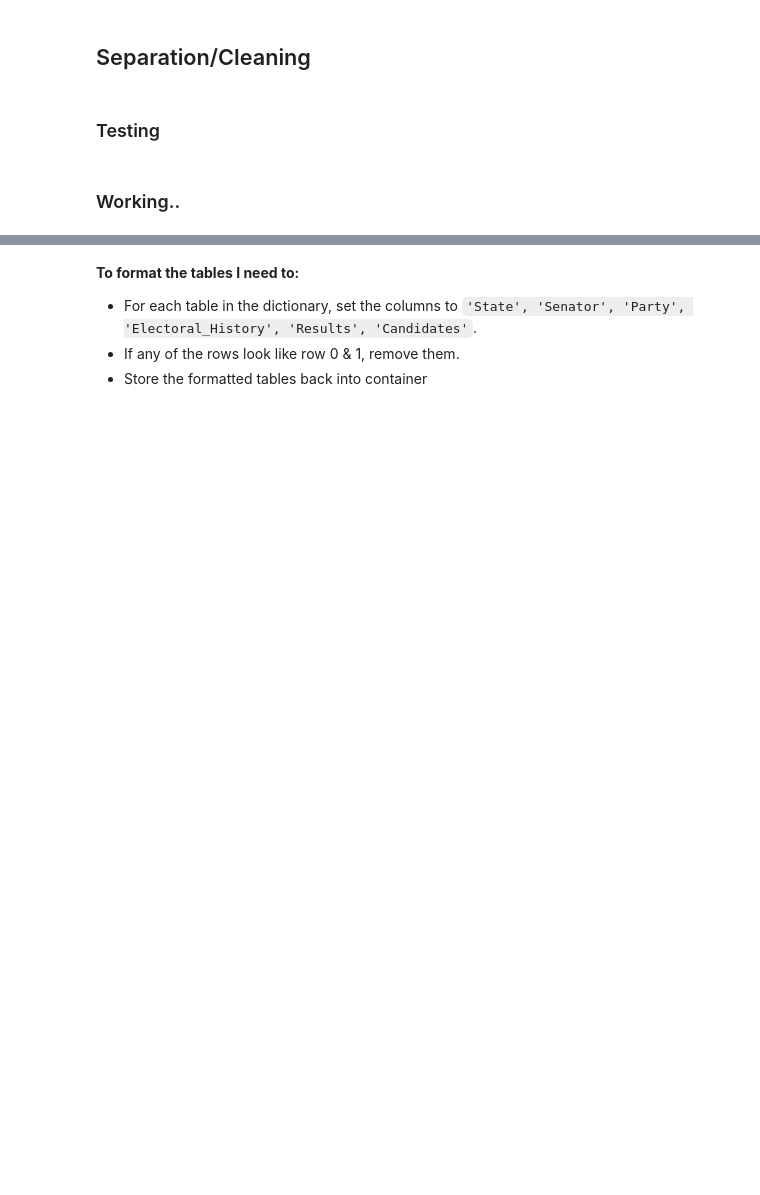
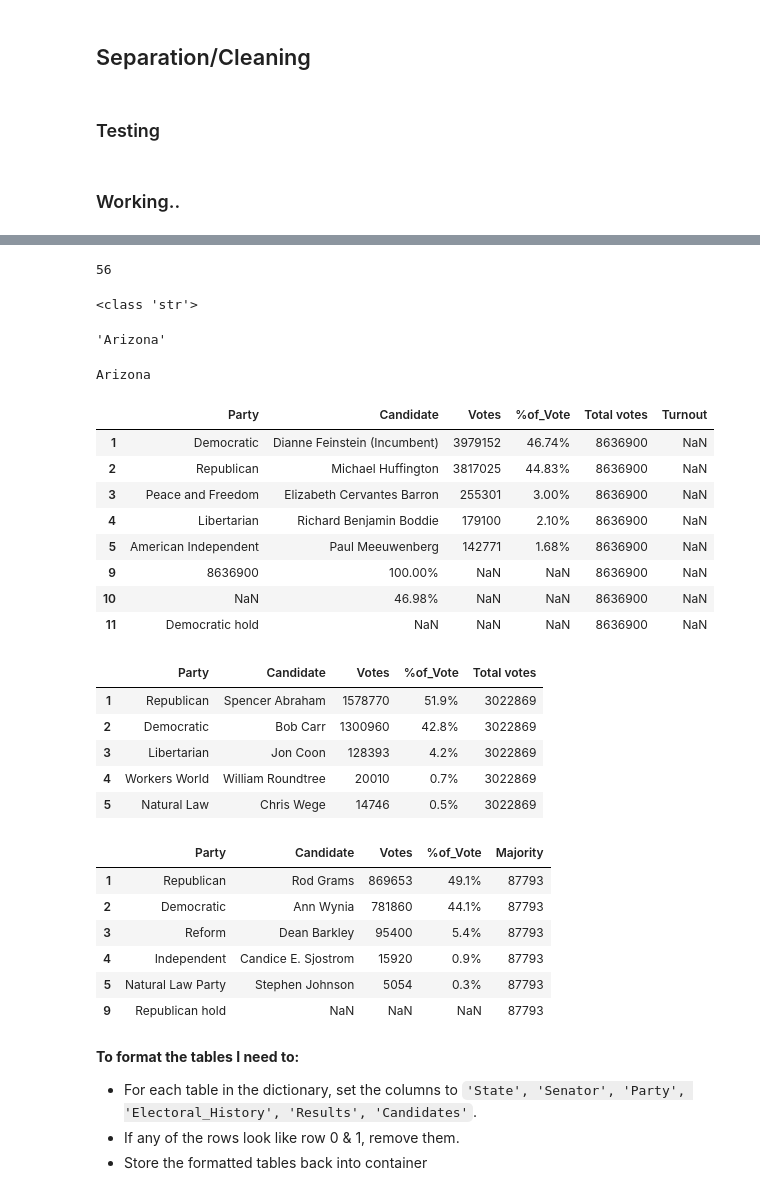
Before and after one commit to dfuller22/US_Senate_Election_Predictor, a Jupyter notebook: Playground.ipynb, the cells around one changed output, grey strips where cells are left out. Saved outputs shown, nothing was run; the diff lists cells and outputs as text; code cells hidden in the pictures; blank space fills up the shorter version.

```diff
--- a/Playground.ipynb
+++ b/Playground.ipynb
@@ -523,0 +612,27 @@ with open('election_collection_raw.pickle', 'rb') as f:
+# %%
+yr_st_elects = st_election_collector(election_collection_raw)
+print(len(yr_st_elects))
+yr_st_dict = st_election_cleaner(yr_st_elects, exclude=['2020', '2022', '2024'])
+# %% [output]
+56
+# %%
+test = yr_sum_dict['2006'][1].loc['Jon Kyl'].pop('State_id')
+print(type(test))
+test
+# %% [output]
+<class 'str'>
+'Arizona'
+# %%
+year = '2006'
+lookup_name = yr_sum_dict[year][1]
+
+for table in yr_st_dict[year]:
+    for name in table['Candidate']:
+        if '(Incumbent)' in name:
+            name = name.replace(' (Incumbent)', '')
+        if name in list(lookup_name.index):
+            state = lookup_name.loc[name].pop('State_id')
+
+    break
+# %% [output]
+Arizona
@@ -524,3 +712,29 @@ with open('election_collection_raw.pickle', 'rb') as f:
+# %%
+for t in test_list:
+    display(t)
+# %% [output]
+|  | Party | Candidate | Votes | %of_Vote | Total votes | Turnout |
+| 1 | Democratic | Dianne Feinstein (Incumbent) | 3979152 | 46.74% | 8636900 | NaN |
+| 2 | Republican | Michael Huffington | 3817025 | 44.83% | 8636900 | NaN |
+| 3 | Peace and Freedom | Elizabeth Cervantes Barron | 255301 | 3.00% | 8636900 | NaN |
+| 4 | Libertarian | Richard Benjamin Boddie | 179100 | 2.10% | 8636900 | NaN |
+| 5 | American Independent | Paul Meeuwenberg | 142771 | 1.68% | 8636900 | NaN |
+| 9 | 8636900 | 100.00% | NaN | NaN | 8636900 | NaN |
+| 10 | NaN | 46.98% | NaN | NaN | 8636900 | NaN |
+| 11 | Democratic hold | NaN | NaN | NaN | 8636900 | NaN |
+|  | Party | Candidate | Votes | %of_Vote | Total votes |
+| 1 | Republican | Spencer Abraham | 1578770 | 51.9% | 3022869 |
+| 2 | Democratic | Bob Carr | 1300960 | 42.8% | 3022869 |
+| 3 | Libertarian | Jon Coon | 128393 | 4.2% | 3022869 |
+| 4 | Workers World | William Roundtree | 20010 | 0.7% | 3022869 |
+| 5 | Natural Law | Chris Wege | 14746 | 0.5% | 3022869 |
+|  | Party | Candidate | Votes | %of_Vote | Majority |
+| 1 | Republican | Rod Grams | 869653 | 49.1% | 87793 |
+| 2 | Democratic | Ann Wynia | 781860 | 44.1% | 87793 |
+| 3 | Reform | Dean Barkley | 95400 | 5.4% | 87793 |
+| 4 | Independent | Candice E. Sjostrom | 15920 | 0.9% | 87793 |
+| 5 | Natural Law Party | Stephen Johnson | 5054 | 0.3% | 87793 |
+| 9 | Republican hold | NaN | NaN | NaN | 87793 |
 # %% [markdown]
 **To format the tables I need to:**
 * For each table in the dictionary, set the columns to `'State', 'Senator', 'Party', 'Electoral_History', 'Results', 'Candidates'`.
```
Also changed, not shown: parts of 11 cells of this notebook.
